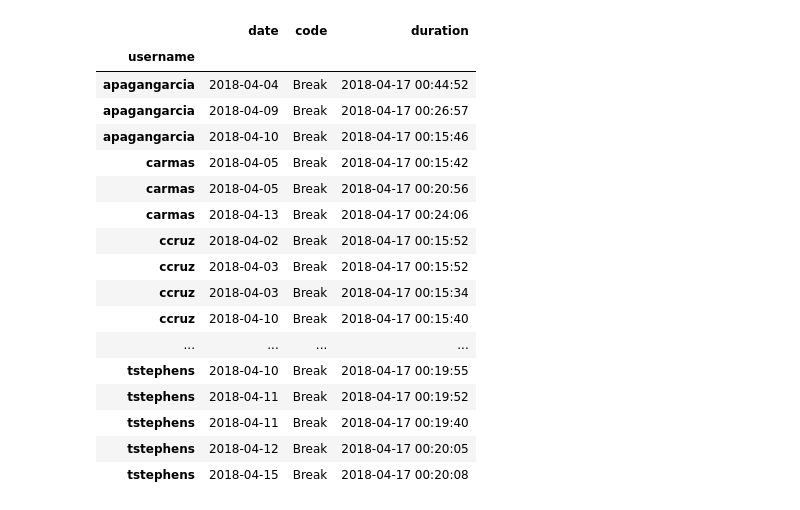
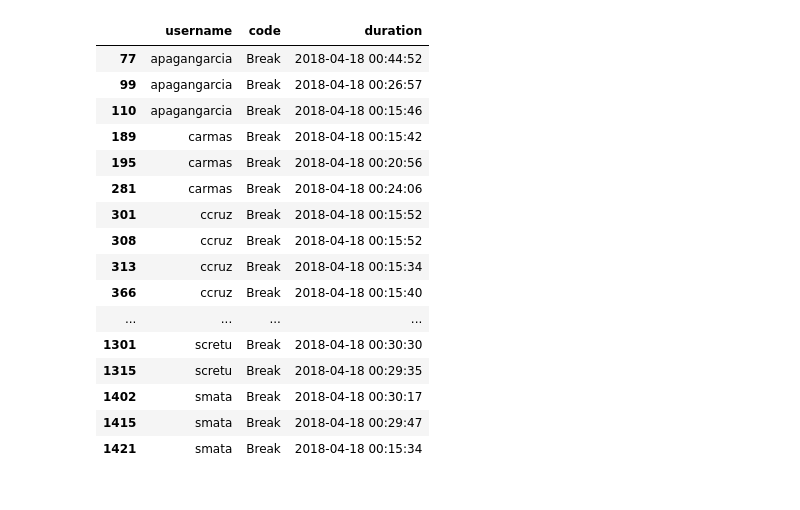
Before and after one commit to alvarobolanos/agent_detail, a Jupyter notebook: agent_detail.ipynb, the cells around one changed output. Cells and saved outputs as stored; diff of their text form; code cells hidden in the pictures.

```diff
--- a/agent_detail.ipynb
+++ b/agent_detail.ipynb
@@ -1,31 +1,13 @@
 # %%
+# Import libraries and data
+
 import pandas as pd
 
 df_cols = ['date','username','code','duration']
-df = pd.read_csv('agent_detail.csv', usecols=[0,1,5,6], names=df_cols, header=0, index_col=1)
-df['duration']= pd.to_datetime(df.duration)
+df = pd.read_csv('agent_detail.csv', header=0, usecols=[0,1,5,6], names=df_cols)
+#df.set_index('username', inplace = True)
+#df.index.name = None
 
-short_break = pd.to_datetime('00:15:30')
-long_break = pd.to_datetime('00:20:30')
-unscheduled_picklist = pd.to_datetime('00:15:30')
+# Convert data types as needed
 
-df.loc[(df.code == 'Break') & (df.duration > short_break),:]
+df['duration'] = pd.to_datetime(df.duration)
-# %% [output]
-|  | date | code | duration |
-| username |  |  |  |
-| apagangarcia | 2018-04-04 | Break | 2018-04-17 00:44:52 |
-| apagangarcia | 2018-04-09 | Break | 2018-04-17 00:26:57 |
-| apagangarcia | 2018-04-10 | Break | 2018-04-17 00:15:46 |
-| carmas | 2018-04-05 | Break | 2018-04-17 00:15:42 |
-| carmas | 2018-04-05 | Break | 2018-04-17 00:20:56 |
-| carmas | 2018-04-13 | Break | 2018-04-17 00:24:06 |
-| ccruz | 2018-04-02 | Break | 2018-04-17 00:15:52 |
-| ccruz | 2018-04-03 | Break | 2018-04-17 00:15:52 |
-| ccruz | 2018-04-03 | Break | 2018-04-17 00:15:34 |
-| ccruz | 2018-04-10 | Break | 2018-04-17 00:15:40 |
-| ... | ... | ... | ... |
-| tstephens | 2018-04-10 | Break | 2018-04-17 00:19:55 |
-| tstephens | 2018-04-11 | Break | 2018-04-17 00:19:52 |
-| tstephens | 2018-04-11 | Break | 2018-04-17 00:19:40 |
-| tstephens | 2018-04-12 | Break | 2018-04-17 00:20:05 |
-| tstephens | 2018-04-15 | Break | 2018-04-17 00:20:08 |
@@ -31,0 +25,23 @@ df.loc[(df.code == 'Break') & (df.duration > short_break),:]
+# %%
+# Reports
+
+short_break_exception = df[(df.code == 'Break') & (df.duration > short_break) & (df.ten_hours_shift != 1)]
+short_break_exception.loc[:,['username','code','duration']]
+# %% [output]
+|  | username | code | duration |
+| 77 | apagangarcia | Break | 2018-04-18 00:44:52 |
+| 99 | apagangarcia | Break | 2018-04-18 00:26:57 |
+| 110 | apagangarcia | Break | 2018-04-18 00:15:46 |
+| 189 | carmas | Break | 2018-04-18 00:15:42 |
+| 195 | carmas | Break | 2018-04-18 00:20:56 |
+| 281 | carmas | Break | 2018-04-18 00:24:06 |
+| 301 | ccruz | Break | 2018-04-18 00:15:52 |
+| 308 | ccruz | Break | 2018-04-18 00:15:52 |
+| 313 | ccruz | Break | 2018-04-18 00:15:34 |
+| 366 | ccruz | Break | 2018-04-18 00:15:40 |
+| ... | ... | ... | ... |
+| 1301 | scretu | Break | 2018-04-18 00:30:30 |
+| 1315 | scretu | Break | 2018-04-18 00:29:35 |
+| 1402 | smata | Break | 2018-04-18 00:30:17 |
+| 1415 | smata | Break | 2018-04-18 00:29:47 |
+| 1421 | smata | Break | 2018-04-18 00:15:34 |
```
Also changed, not shown: parts of 7 cells of this notebook, 1 other file.
